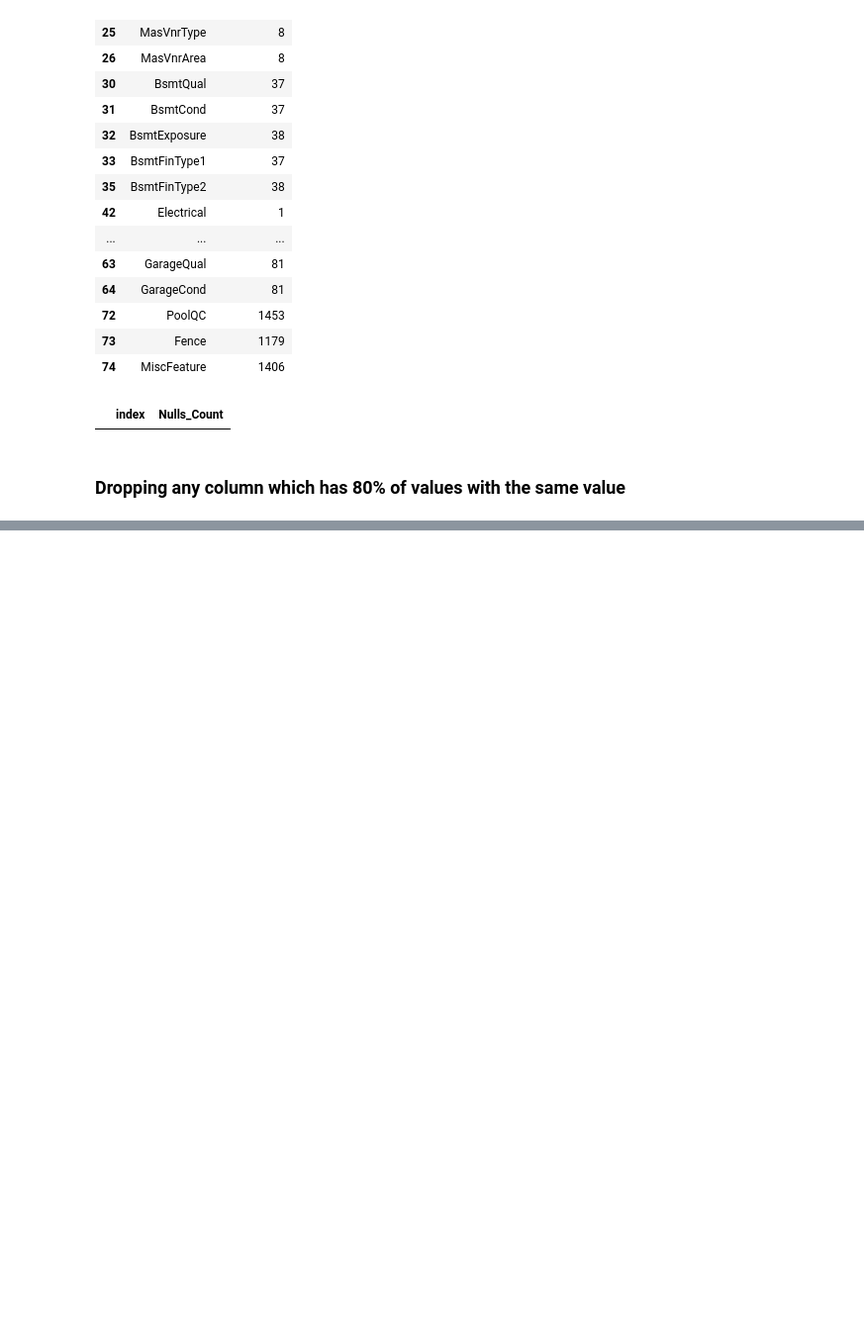
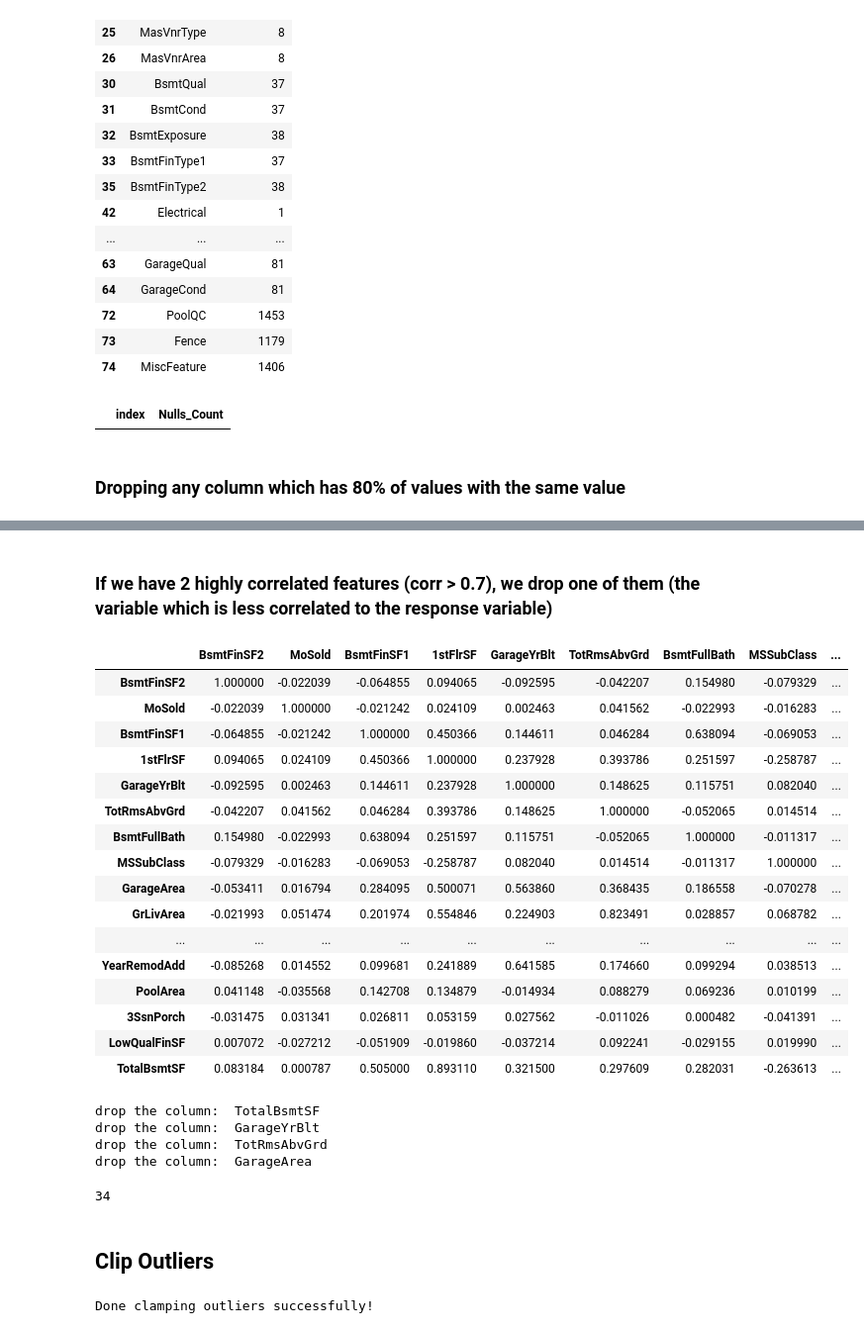
Before and after one commit to mopharaoh/ML-Regression-house-prices, a Jupyter notebook: therealone.ipynb, the cells around one changed output, grey strips where cells are left out. Shown at 99% size. Cells and saved outputs as stored; diff of their text form; code cells hidden in the pictures; blank space fills up the shorter version.

Commit message:
dealing with the highly correlated features , outliers and skewness

```diff
--- a/therealone.ipynb
+++ b/therealone.ipynb
@@ -274,0 +275,46 @@ we will drop the column  CentralAir
+# %% [markdown]
+### If we have 2 highly correlated features (corr > 0.7), we drop one of them (the variable which is less correlated to the response variable)
+# %%
+num_cols = list(set(train_data.describe().columns.to_list()) - set(["Id"]))
+cat_cols = list(set(train_data.columns.to_list())-set(num_cols)-set(["Id"]))
+# %%
+num_cols_without_response_variable = list(set(num_cols) - set(['SalePrice']))
+corr_matrix = train_data[num_cols_without_response_variable].corr()
+corr_matrix
+# %% [output]
+|  | BsmtFinSF2 | MoSold | BsmtFinSF1 | 1stFlrSF | GarageYrBlt | TotRmsAbvGrd | BsmtFullBath | MSSubClass | ... |
+| BsmtFinSF2 | 1.000000 | -0.022039 | -0.064855 | 0.094065 | -0.092595 | -0.042207 | 0.154980 | -0.079329 | ... |
+| MoSold | -0.022039 | 1.000000 | -0.021242 | 0.024109 | 0.002463 | 0.041562 | -0.022993 | -0.016283 | ... |
+| BsmtFinSF1 | -0.064855 | -0.021242 | 1.000000 | 0.450366 | 0.144611 | 0.046284 | 0.638094 | -0.069053 | ... |
+| 1stFlrSF | 0.094065 | 0.024109 | 0.450366 | 1.000000 | 0.237928 | 0.393786 | 0.251597 | -0.258787 | ... |
+| GarageYrBlt | -0.092595 | 0.002463 | 0.144611 | 0.237928 | 1.000000 | 0.148625 | 0.115751 | 0.082040 | ... |
+| TotRmsAbvGrd | -0.042207 | 0.041562 | 0.046284 | 0.393786 | 0.148625 | 1.000000 | -0.052065 | 0.014514 | ... |
+| BsmtFullBath | 0.154980 | -0.022993 | 0.638094 | 0.251597 | 0.115751 | -0.052065 | 1.000000 | -0.011317 | ... |
+| MSSubClass | -0.079329 | -0.016283 | -0.069053 | -0.258787 | 0.082040 | 0.014514 | -0.011317 | 1.000000 | ... |
+| GarageArea | -0.053411 | 0.016794 | 0.284095 | 0.500071 | 0.563860 | 0.368435 | 0.186558 | -0.070278 | ... |
+| GrLivArea | -0.021993 | 0.051474 | 0.201974 | 0.554846 | 0.224903 | 0.823491 | 0.028857 | 0.068782 | ... |
+| ... | ... | ... | ... | ... | ... | ... | ... | ... | ... |
+| YearRemodAdd | -0.085268 | 0.014552 | 0.099681 | 0.241889 | 0.641585 | 0.174660 | 0.099294 | 0.038513 | ... |
+| PoolArea | 0.041148 | -0.035568 | 0.142708 | 0.134879 | -0.014934 | 0.088279 | 0.069236 | 0.010199 | ... |
+| 3SsnPorch | -0.031475 | 0.031341 | 0.026811 | 0.053159 | 0.027562 | -0.011026 | 0.000482 | -0.041391 | ... |
+| LowQualFinSF | 0.007072 | -0.027212 | -0.051909 | -0.019860 | -0.037214 | 0.092241 | -0.029155 | 0.019990 | ... |
+| TotalBsmtSF | 0.083184 | 0.000787 | 0.505000 | 0.893110 | 0.321500 | 0.297609 | 0.282031 | -0.263613 | ... |
+# %%
+for row_idx in range(corr_matrix.values.shape[0]):
+    for col_idx in range(row_idx+1,corr_matrix.values.shape[0]):
+        if (np.abs(corr_matrix.values[row_idx,col_idx])>0.7):
+            var_row_corr_with_response = np.abs(np.corrcoef(train_data['SalePrice'],
+                                                           train_data[num_cols_without_response_variable[row_idx]])[0,1])
+            var_col_corr_with_response = np.abs(np.corrcoef(train_data['SalePrice'],
+                                                           train_data[num_cols_without_response_variable[col_idx]])[0,1])
+            if var_row_corr_with_response > var_col_corr_with_response:
+                print('drop the column: ',num_cols_without_response_variable[col_idx])
+                train_data = train_data.drop(columns=[num_cols_without_response_variable[col_idx]])
+            else:
+                print('drop the column: ',num_cols_without_response_variable[row_idx])
+                train_data = train_data.drop(columns=[num_cols_without_response_variable[row_idx]])
+# %% [output]
+drop the column:  TotalBsmtSF
+drop the column:  GarageYrBlt
+drop the column:  TotRmsAbvGrd
+drop the column:  GarageArea
@@ -274,0 +324,25 @@ we will drop the column  CentralAir
+# %%
+len(num_cols)
+# %% [output]
+34
+# %% [markdown]
+## Clip Outliers
+# %%
+def clip_outliers(df,col):
+    Q1 = df[col].quantile(0.25)
+    Q3 = df[col].quantile(0.75)
+    IQR = Q3 - Q1
+    Upper_Bound = Q3 + 1.5 * IQR
+    Lower_Bound = Q1 - 1.5 * IQR
+
+    df[col] = df[col].clip(lower=Lower_Bound, upper=Upper_Bound)
+
+    return df
+
+actual_num_cols = [col for col in num_cols if col in train_data.columns]
+
+for col in actual_num_cols:
+    train_data = clip_outliers(train_data, col)
+print("Done clamping outliers successfully!")
+# %% [output]
+Done clamping outliers successfully!
```
Also changed, not shown: parts of 15 cells of this notebook.
